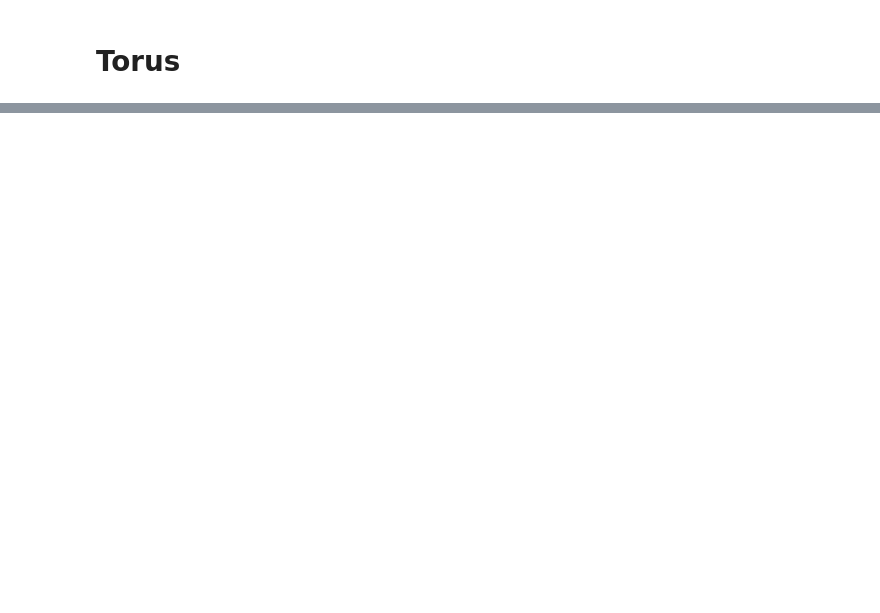
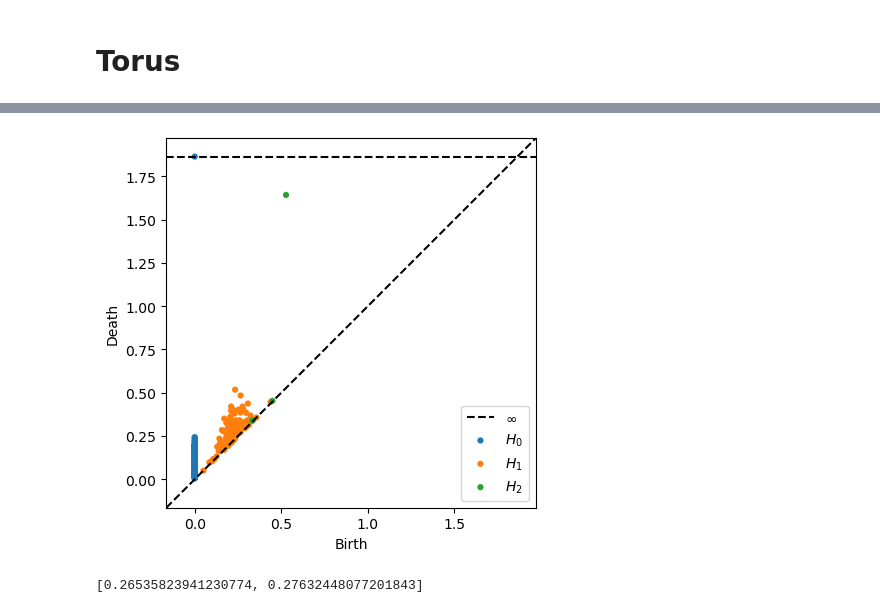
Before and after one commit to jeremy-wayland/PersistentHomologyKNN, a Jupyter notebook: src/Testing Radius Selection.ipynb, the cells around one changed output, grey strips where cells are left out. Cells and saved outputs as stored; diff of their text form; code cells hidden in the pictures; blank space fills up the shorter version.

```diff
--- a/src/Testing Radius Selection.ipynb
+++ b/src/Testing Radius Selection.ipynb
@@ -20,0 +33,5 @@ About to return, should not recurse farther
+# %%
+select_radii(data=sphere,max_dim=2,min_persistence=0.1)
+# %% [output]
+[figure, added]
+[0.26535823941230774, 0.27632448077201843]
```
Also changed, not shown: parts of 9 cells of this notebook.
